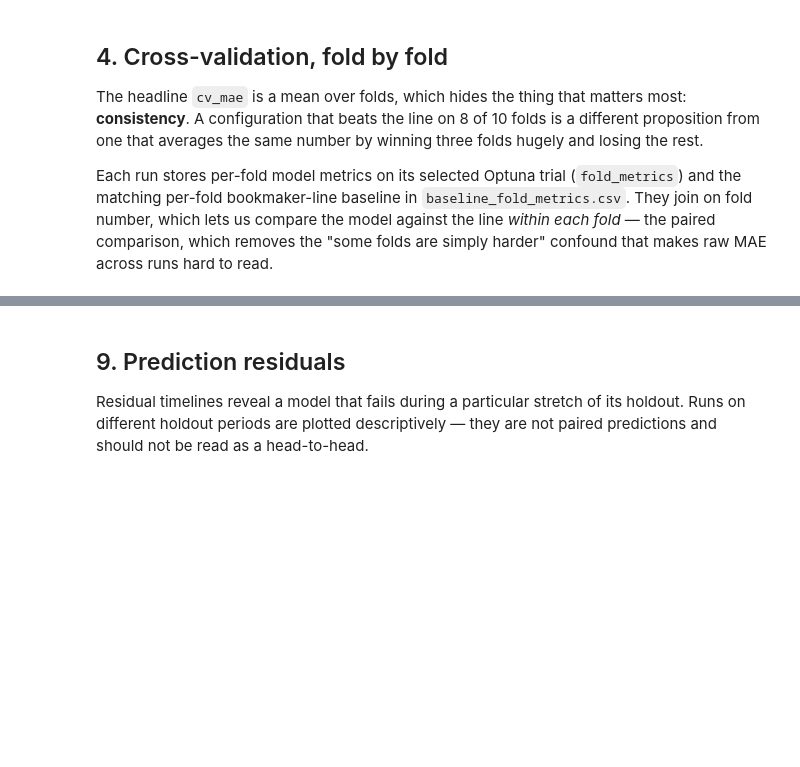
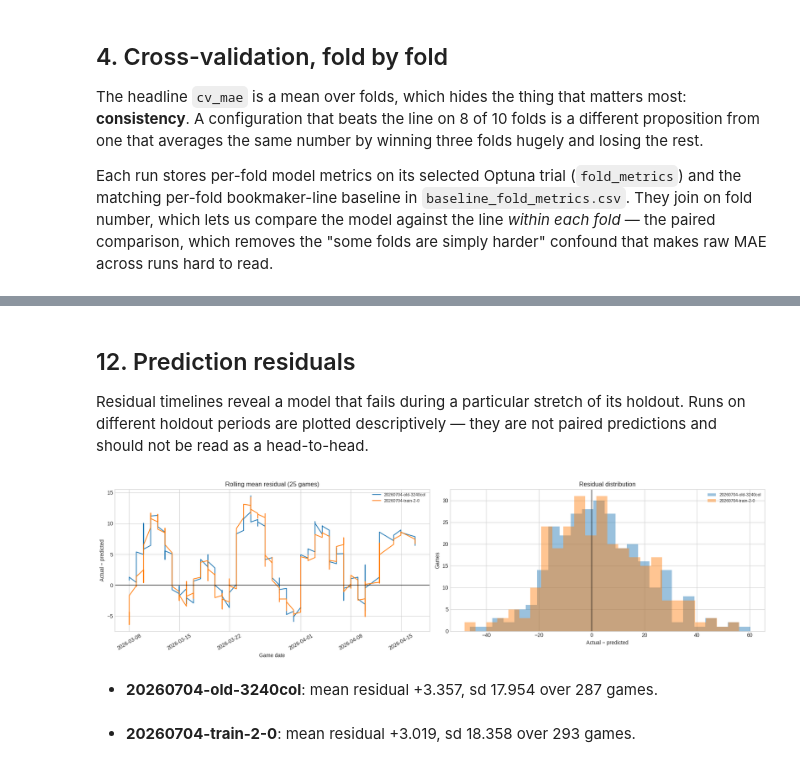
Before and after one commit to aalvarezvarela/NBA_over_under_predictor, a Jupyter notebook: experiments/compare_experiments.ipynb, the cells around one changed output, grey strips where cells are left out. Cells and saved outputs as stored; diff of their text form; code cells hidden in the pictures; blank space fills up the shorter version.

```diff
--- a/experiments/compare_experiments.ipynb
+++ b/experiments/compare_experiments.ipynb
@@ -664,33 +1151,77 @@ display(pd.DataFrame(trial_summaries).style.format({"best_cv_mae": "{:.4f}"}))
 # %% [markdown]
-## 9. Prediction residuals
+## 12. Prediction residuals
 
 Residual timelines reveal a model that fails during a particular stretch of its holdout. Runs on different holdout periods are plotted descriptively — they are not paired predictions and should not be read as a head-to-head.
 # %%
+def resolve_date_column(df: pd.DataFrame) -> str | None:
+    """Find the date column in a saved predictions frame.
+
+    The two evaluation modes name it differently: the daily walk-forward emits
+    `date` (one row per predicted game-day), while single_shot emits the
+    configured `GAME_DATE`. Handle both so this section works either way.
+    """
+    for candidate in ("date", "GAME_DATE", "game_date"):
+        if candidate in df.columns:
+            return candidate
+    return None
+
+
 fig, axes = plt.subplots(1, 2, figsize=(18, 5))
+plotted = 0
 for row in selected_runs.itertuples(index=False):
     predictions_path = EXPERIMENT_ROOT / row.run_name / "final_test_predictions.parquet"
     if not predictions_path.exists():
         continue
     predictions = pd.read_parquet(predictions_path).copy()
-    predictions["GAME_DATE"] = pd.to_datetime(predictions["GAME_DATE"])
-    predictions = predictions.sort_values("GAME_DATE").reset_index(drop=True)
+
+    date_column = resolve_date_column(predictions)
+    if date_column is None:
+        display(Markdown(
+            f"_Skipping {row.comparison_key}: no date column in its predictions._"
+        ))
+        continue
+
+    predictions[date_column] = pd.to_datetime(predictions[date_column])
+    predictions = predictions.sort_values(date_column).reset_index(drop=True)
     predictions["residual"] = predictions["y_true"] - predictions["y_pred"]
     predictions["rolling_residual"] = predictions["residual"].rolling(25, min_periods=8).mean()
+
     label = str(row.comparison_key)
-    axes[0].plot(predictions["GAME_DATE"], predictions["rolling_residual"], label=label)
+    axes[0].plot(predictions[date_column], predictions["rolling_residual"], label=label)
     axes[1].hist(predictions["residual"].dropna(), bins=25, alpha=0.45, label=label)
+    plotted += 1
+
 axes[0].axhline(0, color="black", linewidth=1)
 axes[0].set_title("Rolling mean residual (25 games)")
-axes[0].set_ylabel("Actual − predicted points")
+axes[0].set_ylabel("Actual − predicted")
 axes[0].set_xlabel("Game date")
+axes[0].tick_params(axis="x", rotation=30)
 axes[1].axvline(0, color="black", linewidth=1)
 axes[1].set_title("Residual distribution")
-axes[1].set_xlabel("Actual − predicted points")
+axes[1].set_xlabel("Actual − predicted")
 axes[1].set_ylabel("Games")
-for ax in axes:
-    ax.legend()
+if plotted:
+    for ax in axes:
+        ax.legend(fontsize=8)
 plt.tight_layout()
 plt.show()
+
+# A rolling residual sitting persistently off zero means a systematic bias the
+# model is not correcting -- different from noisy scatter around zero.
+for row in selected_runs.itertuples(index=False):
+    path = EXPERIMENT_ROOT / row.run_name / "final_test_predictions.parquet"
+    if not path.exists():
+        continue
+    predictions = pd.read_parquet(path)
+    residual = predictions["y_true"] - predictions["y_pred"]
+    display(Markdown(
+        f"- **{row.comparison_key}**: mean residual {residual.mean():+.3f}, "
+        f"sd {residual.std(ddof=1):.3f} over {len(residual)} games."
+    ))
+# %% [output]
+[figure, added]
+- **20260704-old-3240col**: mean residual +3.357, sd 17.954 over 287 games.
+- **20260704-train-2-0**: mean residual +3.019, sd 18.358 over 293 games.
 # %% [markdown]
 ## Interpretation checklist
 
```
Also changed, not shown: parts of 25 cells of this notebook, 20 other files.
